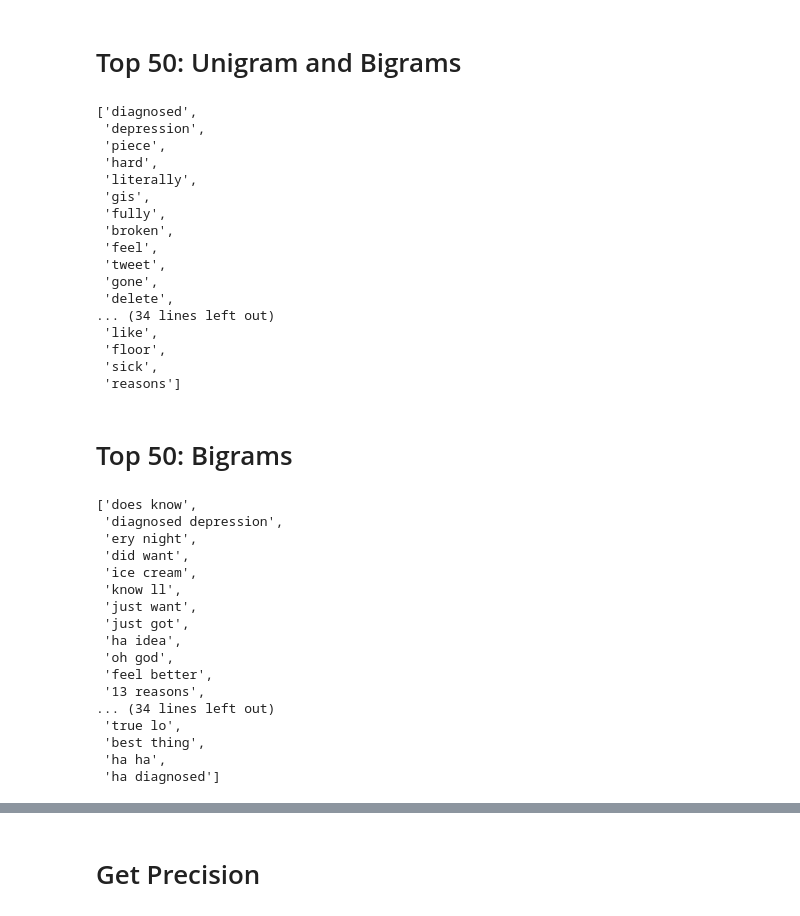
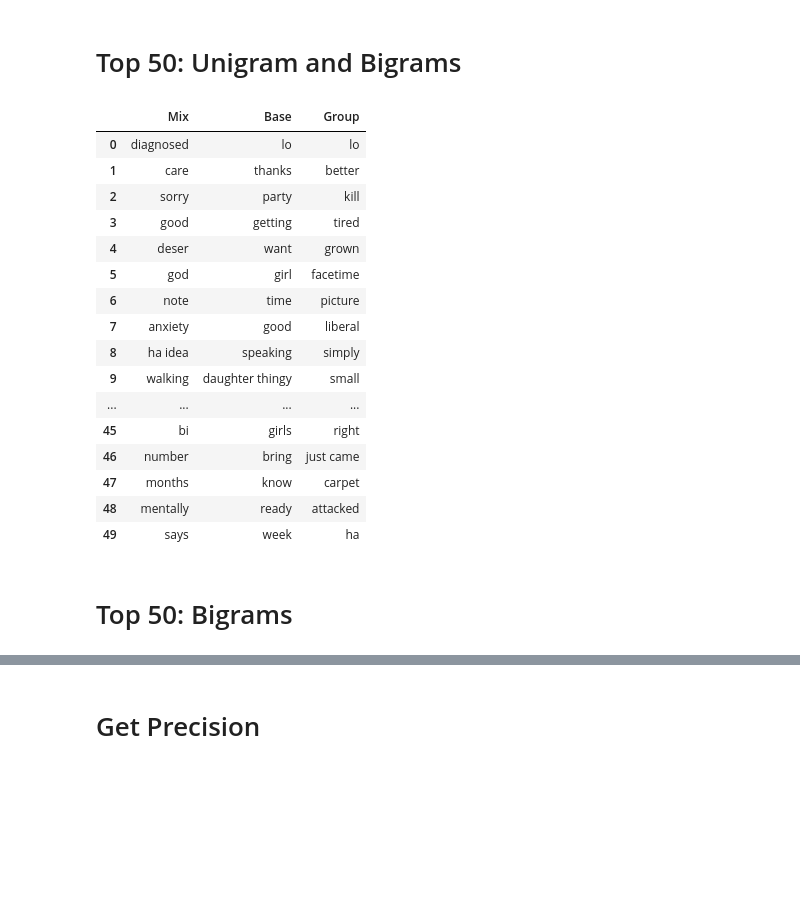
Before and after one commit to Adeline-Wei/Depression_Research, a Jupyter notebook: 1_preprocessing/user_analysis_v2.ipynb, the cells around one changed output, grey strips where cells are left out. Cells and saved outputs as stored; diff of their text form; code cells hidden in the pictures; blank space fills up the shorter version.

```diff
--- a/1_preprocessing/user_analysis_v2.ipynb
+++ b/1_preprocessing/user_analysis_v2.ipynb
@@ -231,44 +289,26 @@ top_words_grams[0]
 # %% [markdown]
 # Top 50: Unigram and Bigrams
-# %%
-top_words_grams[1]
-# %% [output]
-['diagnosed',
- 'depression',
- 'piece',
- 'hard',
- 'literally',
- 'gis',
- 'fully',
- 'broken',
- 'feel',
- 'tweet',
- 'gone',
- 'delete',
-... (34 lines left out)
- 'like',
- 'floor',
- 'sick',
- 'reasons']
+# %%
+uni_bi_gram = pd.DataFrame(np.column_stack([top_words_dict['Mix'][1], top_words_dict['Base'][1], top_words_dict['Group'][1]]), columns=['Mix', 'Base', 'Group'])
+# %%
+uni_bi_gram
+# %% [output]
+|  | Mix | Base | Group |
+| 0 | diagnosed | lo | lo |
+| 1 | care | thanks | better |
+| 2 | sorry | party | kill |
+| 3 | good | getting | tired |
+| 4 | deser | want | grown |
+| 5 | god | girl | facetime |
+| 6 | note | time | picture |
+| 7 | anxiety | good | liberal |
+| 8 | ha idea | speaking | simply |
+| 9 | walking | daughter thingy | small |
+| ... | ... | ... | ... |
+| 45 | bi | girls | right |
+| 46 | number | bring | just came |
+| 47 | months | know | carpet |
+| 48 | mentally | ready | attacked |
+| 49 | says | week | ha |
 # %% [markdown]
 # Top 50: Bigrams
-# %%
-top_words_grams[2]
-# %% [output]
-['does know',
- 'diagnosed depression',
- 'ery night',
- 'did want',
- 'ice cream',
- 'know ll',
- 'just want',
- 'just got',
- 'ha idea',
- 'oh god',
- 'feel better',
- '13 reasons',
-... (34 lines left out)
- 'true lo',
- 'best thing',
- 'ha ha',
- 'ha diagnosed']
```
Also changed, not shown: parts of 18 cells of this notebook.
